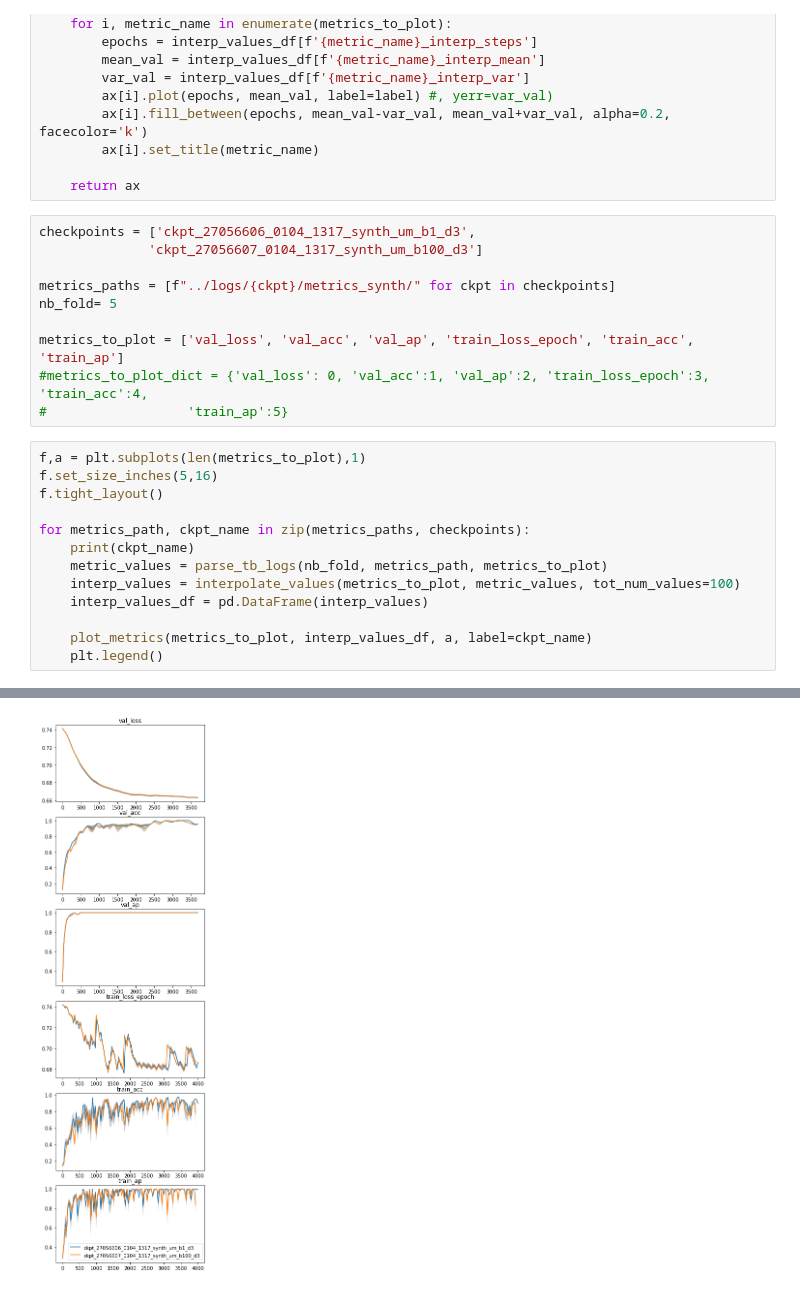
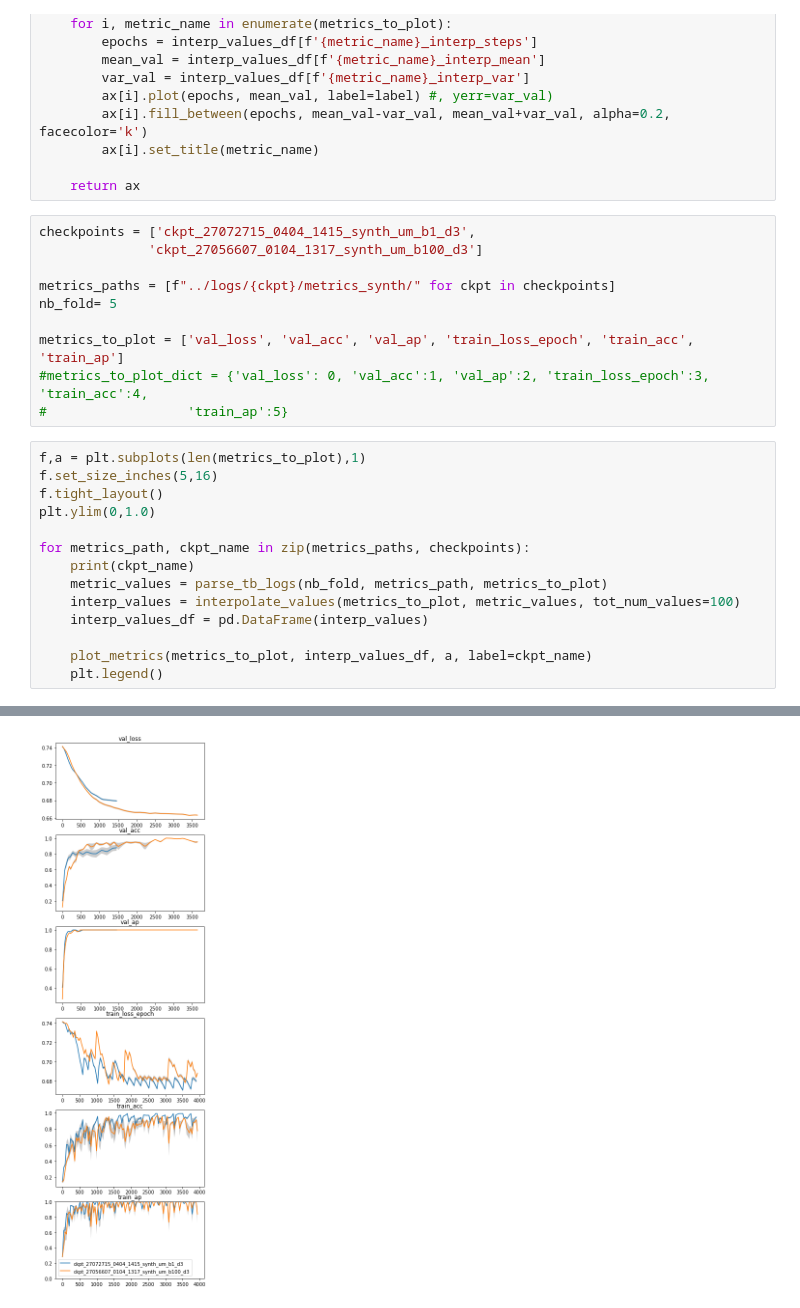
Before and after one commit to jeromel05/Ultrametric-benchmark-v2, a Jupyter notebook: notebooks/postprocessing_metrics.ipynb, the cells around one changed output, grey strips where cells are left out. Drawn from its saved outputs; the diff is of its cells as text.

```diff
--- a/notebooks/postprocessing_metrics.ipynb
+++ b/notebooks/postprocessing_metrics.ipynb
@@ -57,7 +57,7 @@ def plot_metrics(metrics_to_plot, interp_values_df, ax, label):
 
     return ax
 # %%
-checkpoints = ['ckpt_27056606_0104_1317_synth_um_b1_d3',
+checkpoints = ['ckpt_27072715_0404_1415_synth_um_b1_d3',
               'ckpt_27056607_0104_1317_synth_um_b100_d3']
 
 metrics_paths = [f"../logs/{ckpt}/metrics_synth/" for ckpt in checkpoints]
@@ -70,6 +70,7 @@ metrics_to_plot = ['val_loss', 'val_acc', 'val_ap', 'train_loss_epoch', 'train_a
 f,a = plt.subplots(len(metrics_to_plot),1)
 f.set_size_inches(5,16)
 f.tight_layout()
+plt.ylim(0,1.0)
 
 for metrics_path, ckpt_name in zip(metrics_paths, checkpoints):
     print(ckpt_name)
@@ -89,7 +90,7 @@ fold_4 val_loss 8, val_acc 8, val_ap 8, train_loss_epoch 2000, train_acc 2000, t
 ckpt_27056607_0104_1317_synth_um_b100_d3
 fold_0 val_loss 45, val_acc 45, val_ap 45, train_loss_epoch 2000, train_acc 2000, train_ap 2000,
 fold_1 val_loss 18, val_acc 18, val_ap 18, train_loss_epoch 2000, train_acc 2000, train_ap 2000,
 fold_2 val_loss 11, val_acc 11, val_ap 11, train_loss_epoch 2000, train_acc 2000, train_ap 2000,
 fold_3 val_loss 9, val_acc 9, val_ap 9, train_loss_epoch 2000, train_acc 2000, train_ap 2000,
 fold_4 val_loss 8, val_acc 8, val_ap 8, train_loss_epoch 2000, train_acc 2000, train_ap 2000,
-[figure, old version]
+[figure, new version]
```
Also changed, not shown: parts of 1 cell of this notebook, 2 other files.
